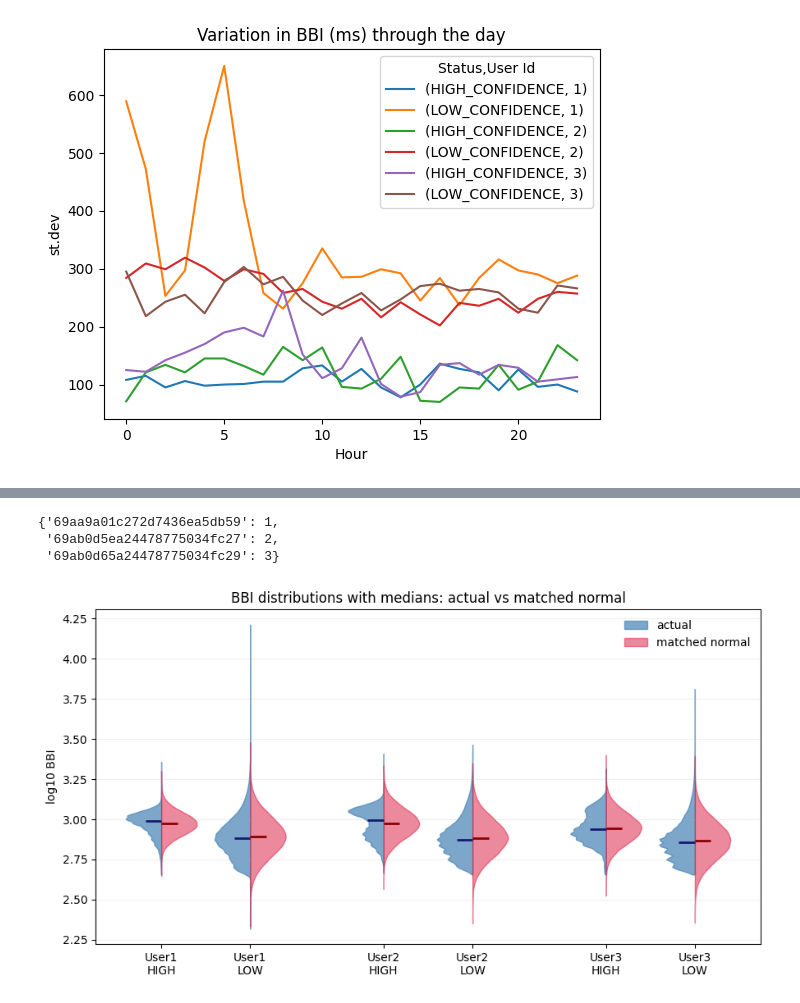
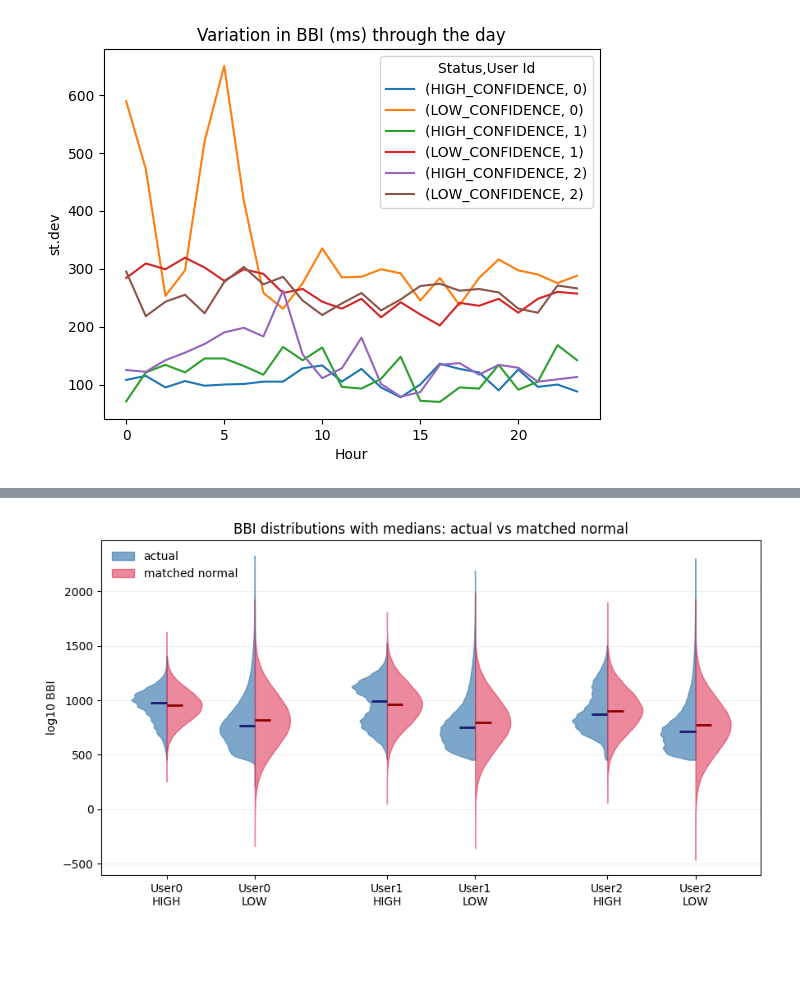
Before and after one commit to mol2people/tiktok_hrv, a Jupyter notebook: eda_hrv.ipynb, the cells around one changed output, grey strips where cells are left out. Cells and saved outputs as stored; diff of their text form; code cells hidden in the pictures; blank space fills up the shorter version.

```diff
--- a/eda_hrv.ipynb
+++ b/eda_hrv.ipynb
@@ -356,12 +352,6 @@ gr_robust
 |  | LOW_CONFIDENCE | 783.1 | 724.8 | 255.6 | 2.0 | 9.3 |
 | all | all | 866.9 | 841.0 | 245.8 | 5.0 | 206.3 |
 | ref | ref | 866.9 | 866.9 | 330.4 | 0.0 | -1.2 |
-# %%
-userid_map
-# %% [output]
-{'69aa9a01c272d7436ea5db59': 1,
- '69ab0d5ea24478775034fc27': 2,
- '69ab0d65a24478775034fc29': 3}
 # %%
 # half-violin comparison:
 # left half  = actual BBI distribution
@@ -369,8 +359,7 @@ userid_map
 
 #q99 = df['BBI (ms)'].quantile(0.995)
 plot_df = df.copy()
-plot_df['BBI (ms)'] = np.log10(df['BBI (ms)']) #(df.groupby(['User Id', 'Status'])['BBI (ms)']\
-                      # .transform(lambda s: np.log10(s.clip(upper=s.quantile(0.999)))))
+plot_df['BBI (ms)'] = (df.groupby(['User Id', 'Status'])['BBI (ms)'].transform(lambda s: s.clip(upper=s.quantile(0.999))))
 
 
 fig, ax = plt.subplots(figsize=(9, 5))
@@ -431,31 +420,31 @@ for user in sorted(plot_df['User Id'].dropna().unique()):
         body_normal.set_alpha(0.5)
 
         # median lines
         med_actual = np.median(s)
         med_normal = np.median(normal_ref)
         ax.hlines(med_actual, pos - 0.18, pos, color='midnightblue', lw=2)
         ax.hlines(med_normal, pos, pos + 0.18, color='darkred', lw=2)
 
         labels.append(f'User{user}\n{status.replace("_CONFIDENCE", "").replace("_", " ")}')
         positions.append(pos)
         pos += 1
 
     pos += 0.5
 
 ax.set_xticks(positions)
 ax.set_xticklabels(labels)
 ax.set_ylabel('log10 BBI')
 ax.set_title('BBI distributions with medians: actual vs matched normal')
 ax.grid(axis='y', alpha=0.2)
 
 from matplotlib.patches import Patch
 legend_handles = [
     Patch(facecolor='steelblue', edgecolor='steelblue', alpha=0.7, label='actual'),
     Patch(facecolor='crimson', edgecolor='crimson', alpha=0.5, label='matched normal'),
 ]
 ax.legend(handles=legend_handles, frameon=False)
 
 plt.tight_layout()
 plt.show()
 # %% [output]
-[figure, old version]
+[figure, new version]
```
Also changed, not shown: parts of 12 cells of this notebook.
